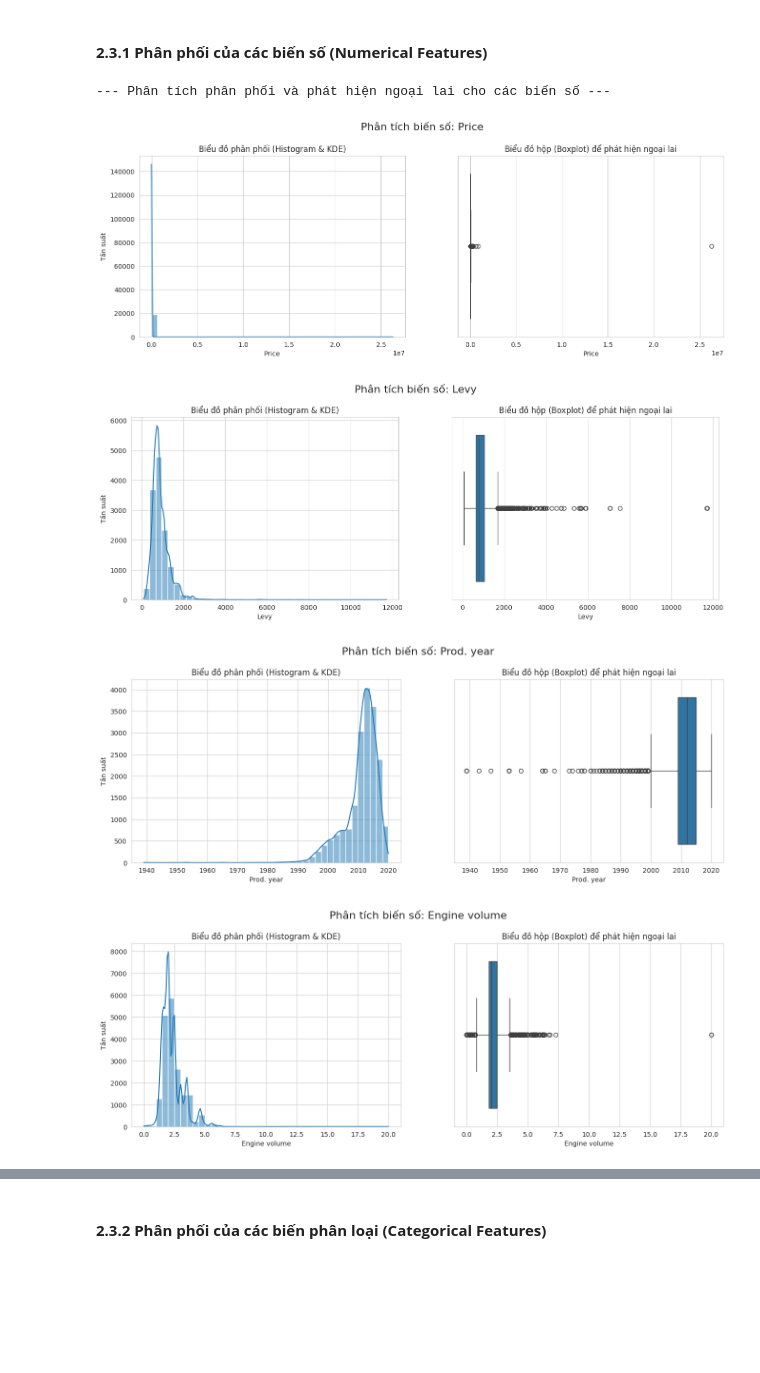
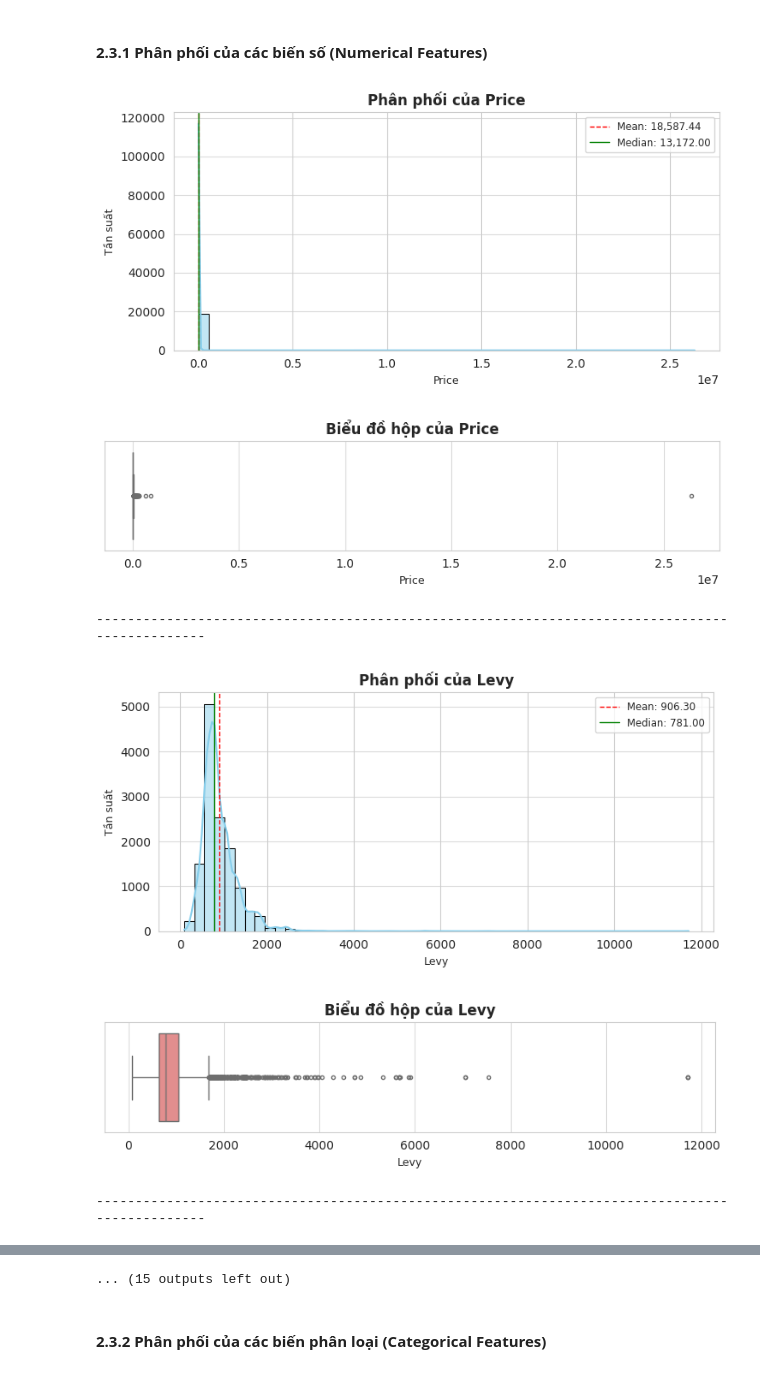
Before and after one commit to ChiThanh512/Machine-Learning-Project-251---CEML1, a Jupyter notebook: BTL1/notebooks/main.ipynb, the cells around one changed output, grey strips where cells are left out. Drawn from its saved outputs; the diff is of its cells as text; code cells hidden in the pictures; blank space fills up the shorter version.

```diff
--- a/BTL1/notebooks/main.ipynb
+++ b/BTL1/notebooks/main.ipynb
@@ -506,34 +506,39 @@ categorical_cols = list(df.select_dtypes(exclude="number").columns)
 # %% [markdown]
 #### **2.3.1 Phân phối của các biến số (Numerical Features)**
 # %%
-# Lấy danh sách các cột số (loại bỏ cột ID vì không có ý nghĩa thống kê)
 numerical_cols = df.select_dtypes(include=np.number).columns.drop('ID', errors='ignore')
+for col in numerical_cols:
+    # --- Biểu đồ 1: Phân phối (Histogram & KDE) ---
+    plt.figure(figsize=(7.5, 3.75)) # Kích thước ~75% so với trước
+    sns.histplot(df[col], kde=True, bins=50, color='skyblue', edgecolor='black')
 
-print("--- Phân tích phân phối và phát hiện ngoại lai cho các biến số ---")
+    # Thêm các đường dọc cho giá trị trung bình và trung vị
+    mean_val = df[col].mean()
+    median_val = df[col].median()
+    plt.axvline(mean_val, color='red', linestyle='--', linewidth=1, label=f'Mean: {mean_val:,.2f}')
+    plt.axvline(median_val, color='green', linestyle='-', linewidth=1, label=f'Median: {median_val:,.2f}')
 
-for col in numerical_cols:
-    # Tạo một figure mới cho mỗi cột
-    plt.figure(figsize=(16, 5))
-    plt.suptitle(f'Phân tích biến số: {col}', fontsize=16, y=1.02)
+    plt.title(f'Phân phối của {col}', fontsize=12, weight='bold')
+    plt.xlabel(col, fontsize=9)
+    plt.ylabel('Tần suất', fontsize=9)
+    plt.legend(fontsize='small')
+    plt.grid(axis='y', alpha=0.7)
+    plt.tight_layout()
+    plt.show()
 
-    # Biểu đồ 1: Histogram + KDE để xem hình dạng phân phối
-    plt.subplot(1, 2, 1)
-    sns.histplot(df[col], kde=True, bins=40)
-    plt.title('Biểu đồ phân phối (Histogram & KDE)')
-    plt.xlabel(col)
-    plt.ylabel('Tần suất')
-
-    # Biểu đồ 2: Boxplot để phát hiện giá trị ngoại lai
-    plt.subplot(1, 2, 2)
-    sns.boxplot(x=df[col])
-    plt.title('Biểu đồ hộp (Boxplot) để phát hiện ngoại lai')
-    plt.xlabel(col)
-
-    # Hiển thị cặp biểu đồ cho cột hiện tại
+    # --- Biểu đồ 2: Biểu đồ hộp (Boxplot) ---
+    plt.figure(figsize=(7.5, 2.25)) # Kích thước ~75% so với trước
+    sns.boxplot(x=df[col], color='lightcoral', fliersize=3, linewidth=1)
+    plt.title(f'Biểu đồ hộp của {col}', fontsize=12, weight='bold')
+    plt.xlabel(col, fontsize=9)
+    plt.grid(axis='x', alpha=0.7)
+    plt.tight_layout()
     plt.show()
+    print("-" * 95)
 # %% [output]
---- Phân tích phân phối và phát hiện ngoại lai cho các biến số ---
-[figure, old version]
+[figure, new version]
-[figure, old version]
+[figure, new version]
+-----------------------------------------------------------------------------------------------
-[figure, old version]
+[figure, new version]
-[figure, old version]
+[figure, new version]
+-----------------------------------------------------------------------------------------------
@@ -545,3 +551,4 @@ for col in numerical_cols:
+... (15 outputs left out)
 # %% [markdown]
 #### **2.3.2 Phân phối của các biến phân loại (Categorical Features)**
 # %%
```
Also changed, not shown: parts of 9 cells of this notebook.
